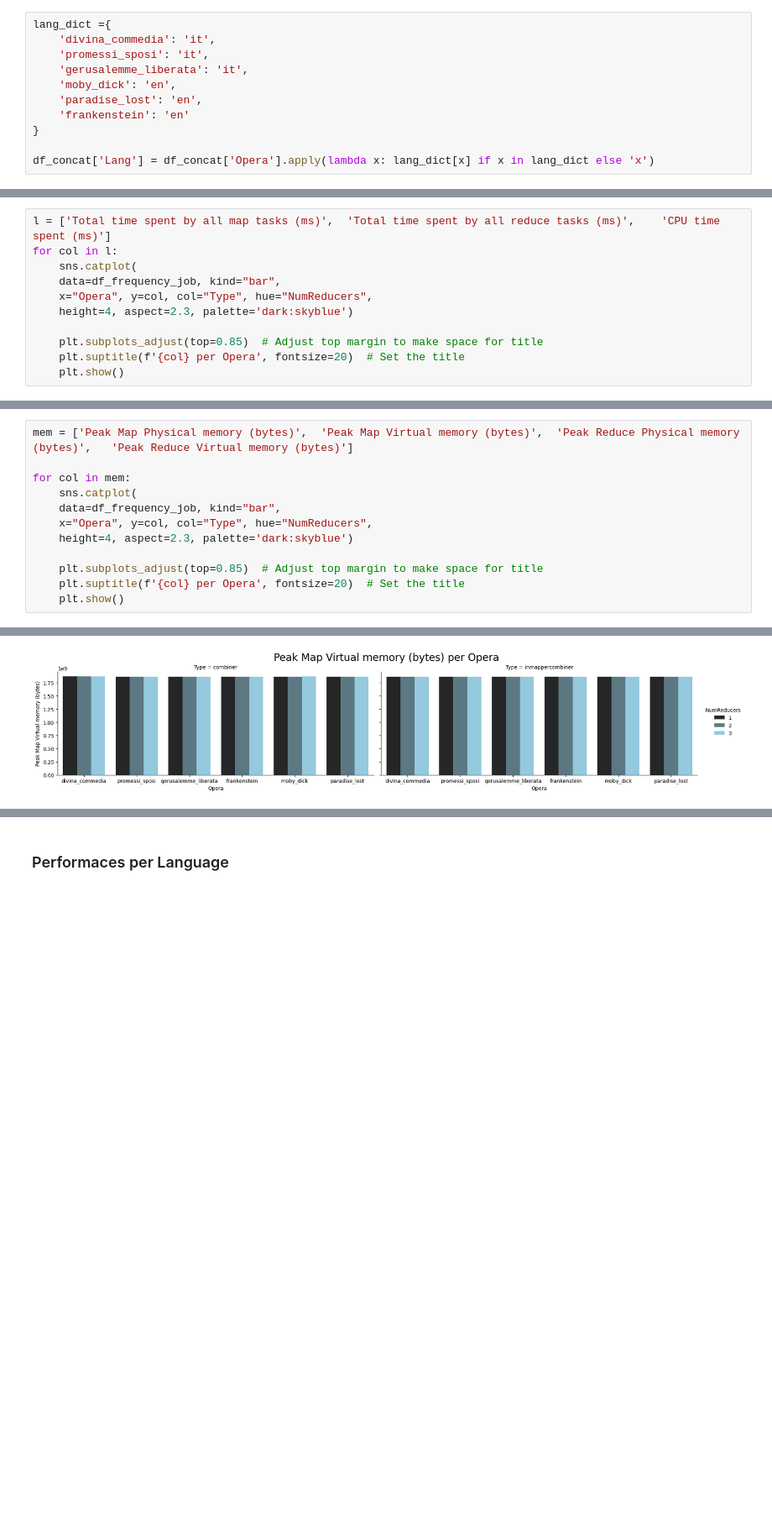
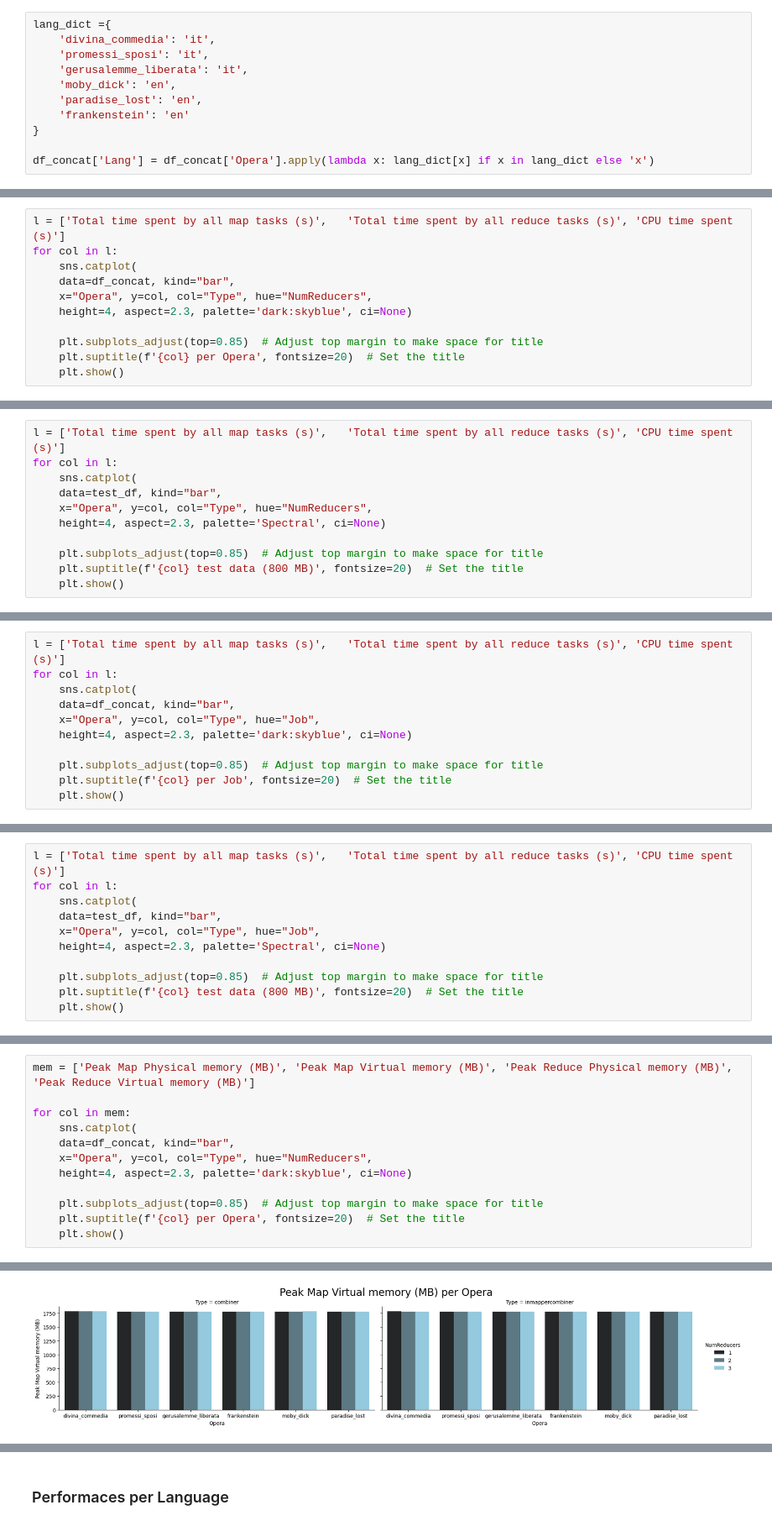
Before and after one commit to NamaWho/hadoop-letter-frequency, a Jupyter notebook: notebooks/performance_analysis.ipynb, the cells around one changed output, grey strips where cells are left out. Shown at 84% size. Saved outputs shown, nothing was run; the diff lists cells and outputs as text; blank space fills up the shorter version.

```diff
--- a/notebooks/performance_analysis.ipynb
+++ b/notebooks/performance_analysis.ipynb
@@ -580,10 +648,10 @@ plt.show()
 # %%
-l = ['Total time spent by all map tasks (ms)',	'Total time spent by all reduce tasks (ms)',	'CPU time spent (ms)']
+l = ['Total time spent by all map tasks (s)',	'Total time spent by all reduce tasks (s)',	'CPU time spent (s)']
 for col in l:
     sns.catplot(
-    data=df_frequency_job, kind="bar",
+    data=df_concat, kind="bar",
     x="Opera", y=col, col="Type", hue="NumReducers",
-    height=4, aspect=2.3, palette='dark:skyblue')
+    height=4, aspect=2.3, palette='dark:skyblue', ci=None)
 
     plt.subplots_adjust(top=0.85)  # Adjust top margin to make space for title
     plt.suptitle(f'{col} per Opera', fontsize=20)  # Set the title
@@ -594,0 +663,11 @@ for col in l:
+# %%
+l = ['Total time spent by all map tasks (s)',	'Total time spent by all reduce tasks (s)',	'CPU time spent (s)']
+for col in l:
+    sns.catplot(
+    data=test_df, kind="bar",
+    x="Opera", y=col, col="Type", hue="NumReducers",
+    height=4, aspect=2.3, palette='Spectral', ci=None)
+
+    plt.subplots_adjust(top=0.85)  # Adjust top margin to make space for title
+    plt.suptitle(f'{col} test data (800 MB)', fontsize=20)  # Set the title
+    plt.show()
@@ -594,0 +678,11 @@ for col in l:
+# %%
+l = ['Total time spent by all map tasks (s)',	'Total time spent by all reduce tasks (s)',	'CPU time spent (s)']
+for col in l:
+    sns.catplot(
+    data=df_concat, kind="bar",
+    x="Opera", y=col, col="Type", hue="Job",
+    height=4, aspect=2.3, palette='dark:skyblue', ci=None)
+
+    plt.subplots_adjust(top=0.85)  # Adjust top margin to make space for title
+    plt.suptitle(f'{col} per Job', fontsize=20)  # Set the title
+    plt.show()
@@ -594,0 +693,11 @@ for col in l:
+# %%
+l = ['Total time spent by all map tasks (s)',	'Total time spent by all reduce tasks (s)',	'CPU time spent (s)']
+for col in l:
+    sns.catplot(
+    data=test_df, kind="bar",
+    x="Opera", y=col, col="Type", hue="Job",
+    height=4, aspect=2.3, palette='Spectral', ci=None)
+
+    plt.subplots_adjust(top=0.85)  # Adjust top margin to make space for title
+    plt.suptitle(f'{col} test data (800 MB)', fontsize=20)  # Set the title
+    plt.show()
@@ -595,11 +708,11 @@ for col in l:
 # %%
-mem = ['Peak Map Physical memory (bytes)',	'Peak Map Virtual memory (bytes)',	'Peak Reduce Physical memory (bytes)',	'Peak Reduce Virtual memory (bytes)']
+mem = ['Peak Map Physical memory (MB)',	'Peak Map Virtual memory (MB)',	'Peak Reduce Physical memory (MB)',	'Peak Reduce Virtual memory (MB)']
 
 for col in mem:
     sns.catplot(
-    data=df_frequency_job, kind="bar",
+    data=df_concat, kind="bar",
     x="Opera", y=col, col="Type", hue="NumReducers",
-    height=4, aspect=2.3, palette='dark:skyblue')
+    height=4, aspect=2.3, palette='dark:skyblue', ci=None)
 
     plt.subplots_adjust(top=0.85)  # Adjust top margin to make space for title
     plt.suptitle(f'{col} per Opera', fontsize=20)  # Set the title
@@ -609 +722 @@ for col in mem:
-[figure, old version]
+[figure, new version]
```
Also changed, not shown: parts of 34 cells of this notebook.
